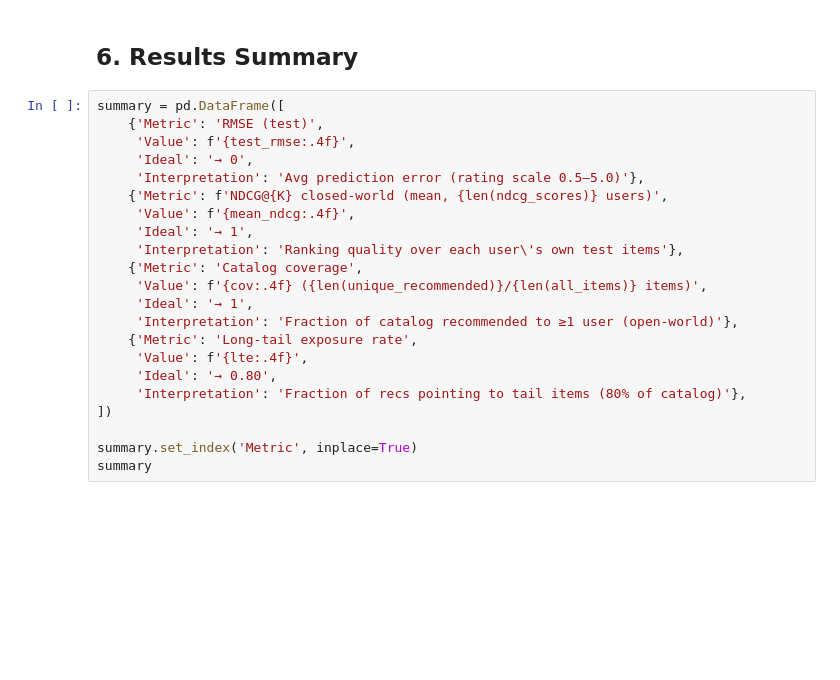
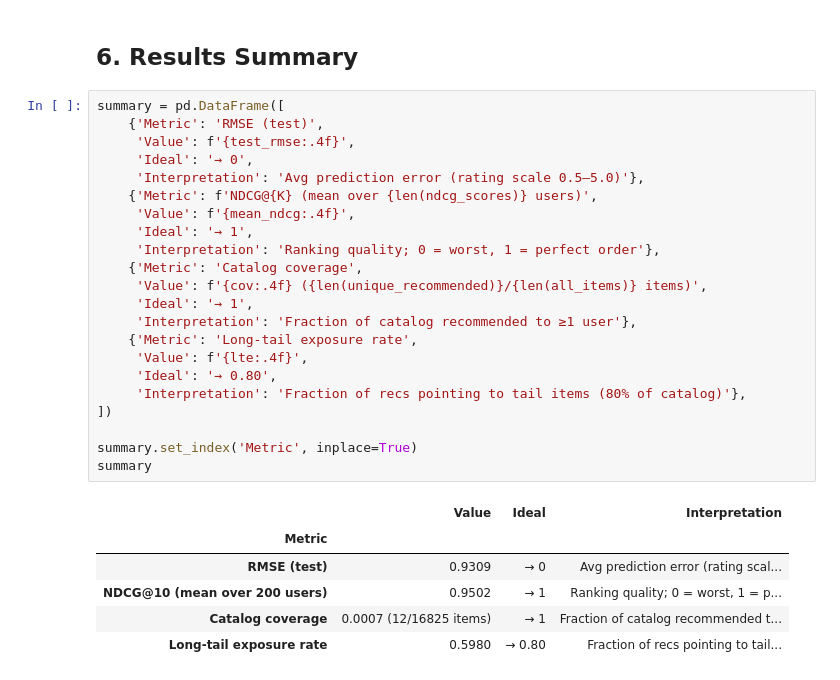
Before and after one commit to lucytheboss/movielens-behavioral-recommender, a Jupyter notebook: notebooks/04_evaluation_metrics.ipynb, the cells around one changed output. Cells and saved outputs as stored; diff of their text form; blank space fills up the shorter version.

Commit message:
feat: evaluation metrics — NDCG@10=0.95, coverage=0.07%, LTE=0.60

```diff
--- a/notebooks/04_evaluation_metrics.ipynb
+++ b/notebooks/04_evaluation_metrics.ipynb
@@ -285,25 +278,32 @@ plt.show()
 # %%
 summary = pd.DataFrame([
     {'Metric': 'RMSE (test)',
      'Value': f'{test_rmse:.4f}',
      'Ideal': '→ 0',
      'Interpretation': 'Avg prediction error (rating scale 0.5–5.0)'},
-    {'Metric': f'NDCG@{K} closed-world (mean, {len(ndcg_scores)} users)',
+    {'Metric': f'NDCG@{K} (mean over {len(ndcg_scores)} users)',
      'Value': f'{mean_ndcg:.4f}',
      'Ideal': '→ 1',
-     'Interpretation': 'Ranking quality over each user\'s own test items'},
+     'Interpretation': 'Ranking quality; 0 = worst, 1 = perfect order'},
     {'Metric': 'Catalog coverage',
      'Value': f'{cov:.4f} ({len(unique_recommended)}/{len(all_items)} items)',
      'Ideal': '→ 1',
-     'Interpretation': 'Fraction of catalog recommended to ≥1 user (open-world)'},
+     'Interpretation': 'Fraction of catalog recommended to ≥1 user'},
     {'Metric': 'Long-tail exposure rate',
      'Value': f'{lte:.4f}',
      'Ideal': '→ 0.80',
      'Interpretation': 'Fraction of recs pointing to tail items (80% of catalog)'},
 ])
 
 summary.set_index('Metric', inplace=True)
 summary
+# %% [output]
+|  | Value | Ideal | Interpretation |
+| Metric |  |  |  |
+| RMSE (test) | 0.9309 | → 0 | Avg prediction error (rating scal... |
+| NDCG@10 (mean over 200 users) | 0.9502 | → 1 | Ranking quality; 0 = worst, 1 = p... |
+| Catalog coverage | 0.0007 (12/16825 items) | → 1 | Fraction of catalog recommended t... |
+| Long-tail exposure rate | 0.5980 | → 0.80 | Fraction of recs pointing to tail... |
 # %% [markdown]
 ## 7. Key Observations
 
```
Also changed, not shown: parts of 16 cells of this notebook.
